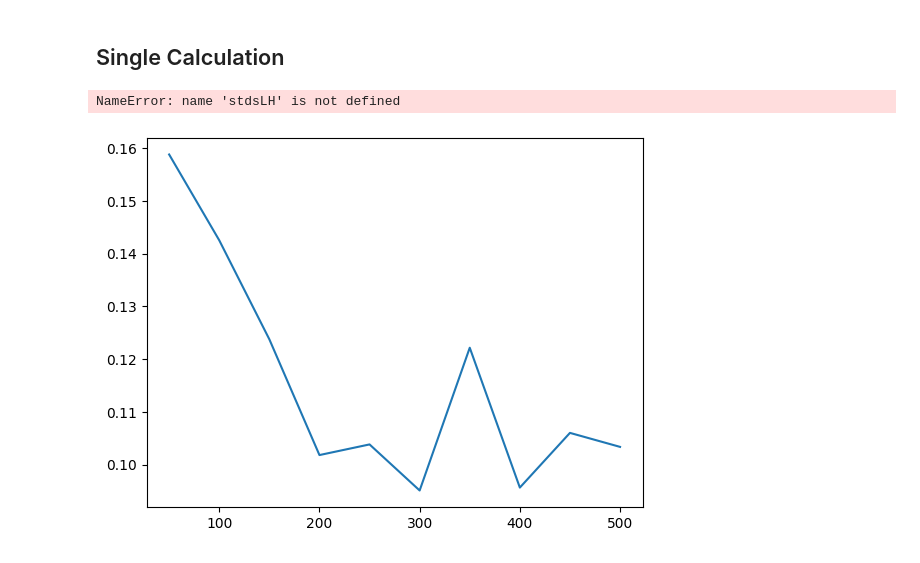
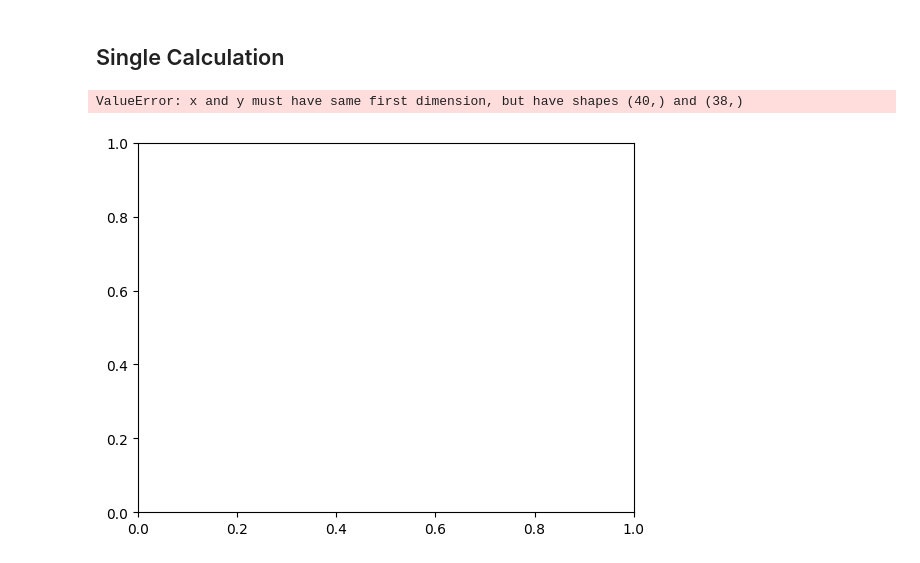
Before and after one commit to Kattelijn/Stochastic-Simulation, a Jupyter notebook: mandelbrot_MC_testPlots.ipynb, the cells around one changed output. Saved outputs shown, nothing was run; the diff lists cells and outputs as text; code cells hidden in the pictures.

```diff
--- a/mandelbrot_MC_testPlots.ipynb
+++ b/mandelbrot_MC_testPlots.ipynb
@@ -33,6 +31,6 @@ N_RUNS_STDERR = 10
 # %%
-trueSolver = PureRandomSampling()
+trueSolver = PureRandomSampling(294134962255585091400930992399399635150)
 print(f"seed: {trueSolver.get_state()}")
-TRUE_AREA = trueSolver.parallelMandelbrotArea(800000, 10000)
+TRUE_AREA = trueSolver.parallelMandelbrotArea(1000000, 10000)
 print(f"Estimated trueArea: {TRUE_AREA}")
 # %% [output]
@@ -173,13 +187,13 @@ fig.colorbar(im, ax = ax)
 plt.show()
 # %%
 fig, ax = plt.subplots()
-ax.plot(ITERATIONS, stdsPR[-1,:])
+ax.plot(SAMPLES, stdsPR[:,-1])
 ax.plot(ITERATIONS, stdsLH[-1,:])
 ax.plot(ITERATIONS, stdsORT[-1,:])
 plt.show()
 # %% [output]
-NameError: name 'stdsLH' is not defined
+ValueError: x and y must have same first dimension, but have shapes (40,) and (38,)
-[figure, old version]
+[figure, new version]
 # %%
 fig, ax = plt.subplots()
 ax.plot(SAMPLES, stdsPR[:,-1])
```
Also changed, not shown: parts of 4 cells of this notebook, 2 other files.
